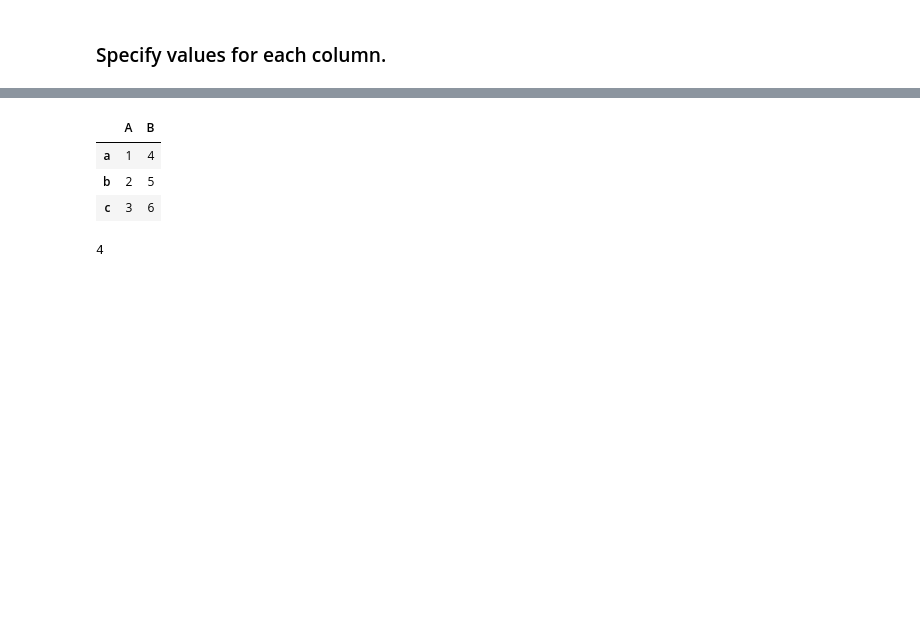
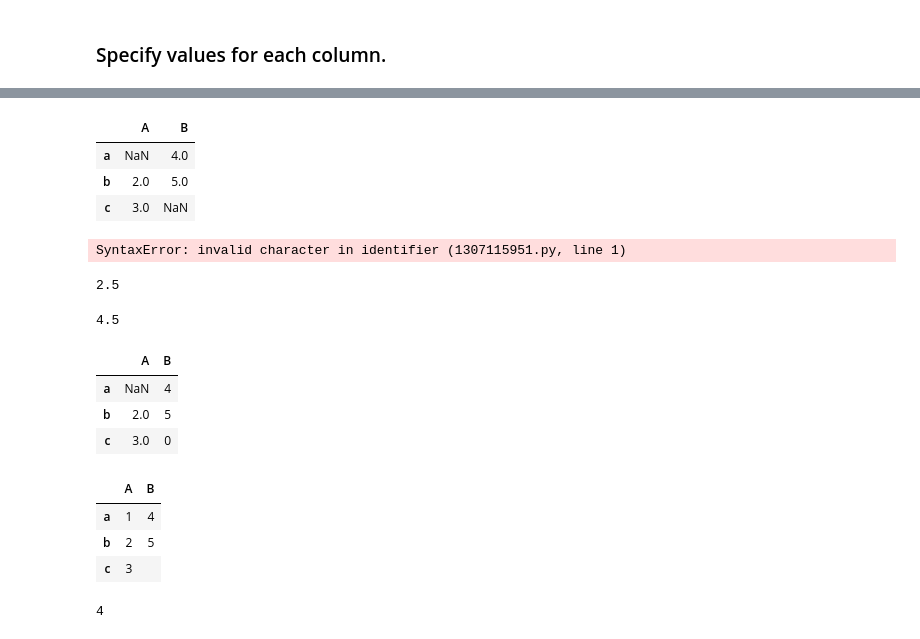
Before and after one commit to Sugeei/python-practice, a Jupyter notebook: pandas_doc/pandas_entrance.ipynb, the cells around one changed output, grey strips where cells are left out. Cells and saved outputs as stored; diff of their text form; code cells hidden in the pictures; blank space fills up the shorter version.

```diff
--- a/pandas_doc/pandas_entrance.ipynb
+++ b/pandas_doc/pandas_entrance.ipynb
@@ -29,12 +119,43 @@ warnings.filterwarnings("ignore")
+# %%
+df
+# %% [output]
+|  | A | B |
+| a | NaN | 4.0 |
+| b | 2.0 | 5.0 |
+| c | 3.0 | NaN |
+# %%
+对A列求均值：
+# %% [output]
+SyntaxError: invalid character in identifier (1307115951.py, line 1)
+# %%
+df["A"].mean()
+# %% [output]
+2.5
+# %%
+df["B"].mean()
+# TypeError: unsupported operand type(s) for +: 'int' and 'str'
+# %% [output]
+4.5
+# %%
+df.fillna(0)
+df.replace('',0)
+df.
+# %% [output]
+|  | A | B |
+| a | NaN | 4 |
+| b | 2.0 | 5 |
+| c | 3.0 | 0 |
 # %%
 pd.DataFrame({'A': [1, 2, 3],
-              'B': [4, 5, 6]},
+              'B': [4, 5, ]},
                     index=list('abc'))
+
+从数据库读出来的空值有两种情况，一种是字符类型是为None, 另一种是数值类型为nan
 # %% [output]
 |  | A | B |
 | a | 1 | 4 |
 | b | 2 | 5 |
-| c | 3 | 6 |
+| c | 3 |  |
 # %%
 d = pd.DataFrame({'A': [1, 2, 3],
               'B': [4, 5, 6]},
```
Also changed, not shown: parts of 17 cells of this notebook, 52 other files.
